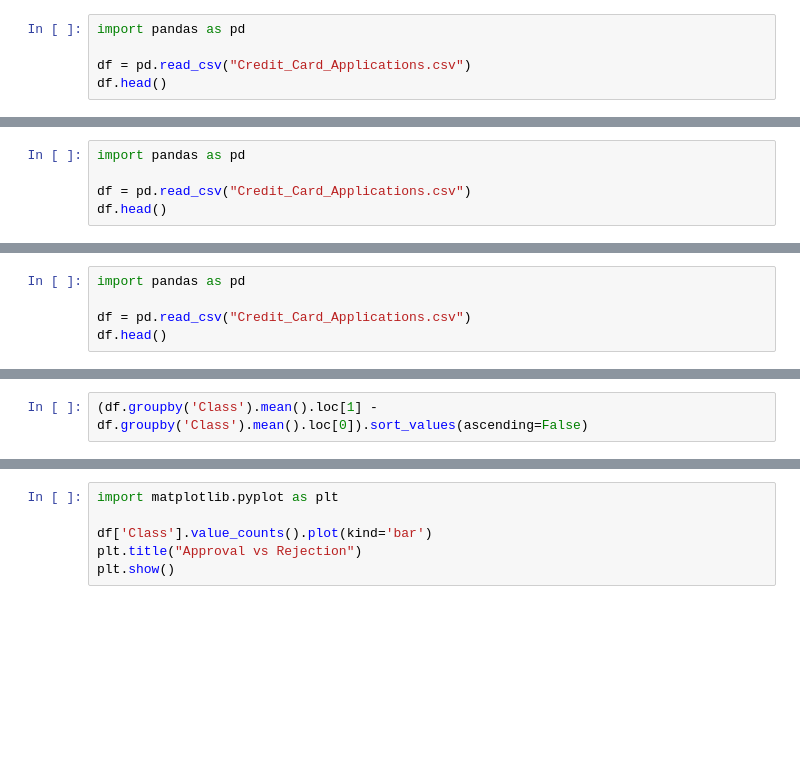
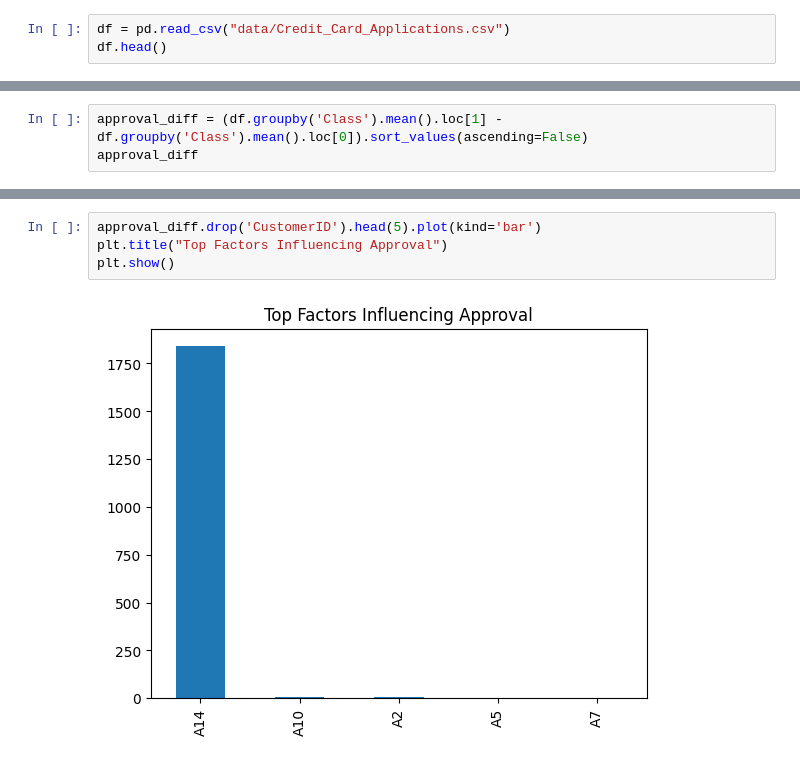
Before and after one commit to balaji-167/credit-card-approval-analysis, a Jupyter notebook: credit_card_application.ipynb, the cells around one changed output, grey strips where cells are left out. Cells and saved outputs as stored; diff of their text form; blank space fills up the shorter version.

```diff
--- a/credit_card_application.ipynb
+++ b/credit_card_application.ipynb
@@ -1,5 +5,3 @@
 # %%
-import pandas as pd
-
-df = pd.read_csv("Credit_Card_Applications.csv")
+df = pd.read_csv("data/Credit_Card_Applications.csv")
 df.head()
@@ -9,5 +14,0 @@ os.listdir()
-# %%
-import pandas as pd
-
-df = pd.read_csv("Credit_Card_Applications.csv")
-df.head()
@@ -17,7 +15,2 @@ os.listdir()
-# %%
-import pandas as pd
-
-df = pd.read_csv("Credit_Card_Applications.csv")
-df.head()
 # %%
 df.shape
@@ -59,2 +101,3 @@ df.groupby('Class').mean()
 # %%
-(df.groupby('Class').mean().loc[1] - df.groupby('Class').mean().loc[0]).sort_values(ascending=False)
+approval_diff = (df.groupby('Class').mean().loc[1] - df.groupby('Class').mean().loc[0]).sort_values(ascending=False)
+approval_diff
@@ -61,6 +121,6 @@ df.groupby('Class').mean()
 # %%
-import matplotlib.pyplot as plt
-
-df['Class'].value_counts().plot(kind='bar')
-plt.title("Approval vs Rejection")
+approval_diff.drop('CustomerID').head(5).plot(kind='bar')
+plt.title("Top Factors Influencing Approval")
 plt.show()
+# %% [output]
+[figure, added]
```
Also changed, not shown: parts of 33 cells of this notebook.
